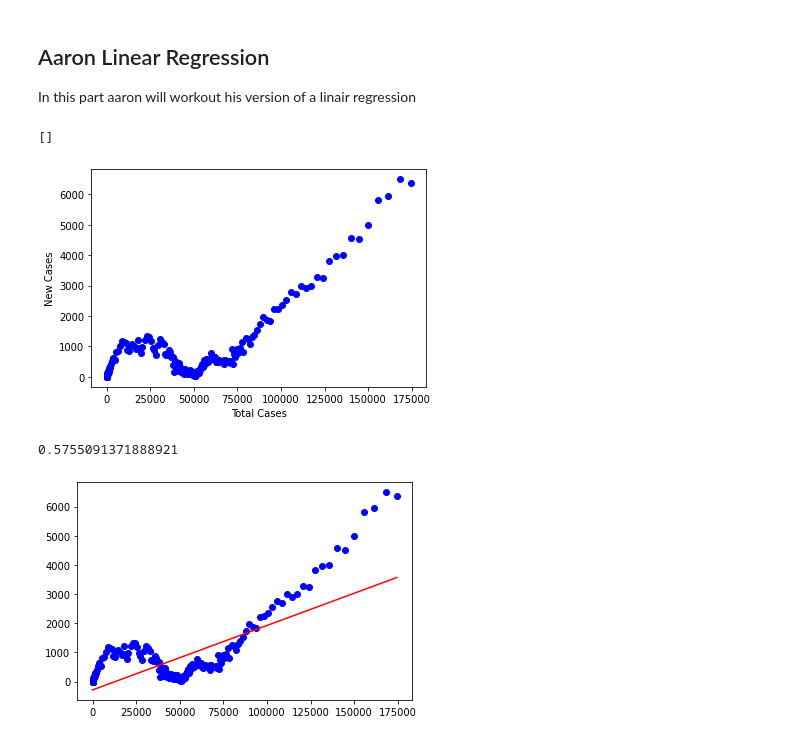
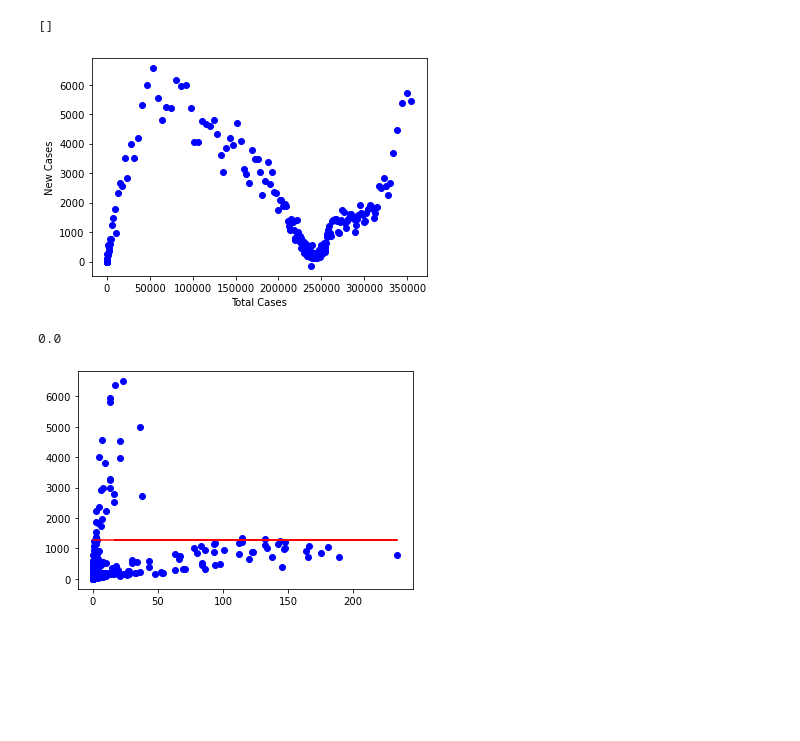
Before and after one commit to Tuaneyo/machine-learning-assignment, a Jupyter notebook: Linear Regression.ipynb, the cells around one changed output. Saved outputs shown, nothing was run; the diff lists cells and outputs as text; code cells hidden in the pictures; blank space fills up the shorter version.

```diff
--- a/Linear Regression.ipynb
+++ b/Linear Regression.ipynb
@@ -52,3 +13,0 @@ plt.plot(list(range(13, 22)), [a * x + b for x in range(13, 22)], color="red")
-# %% [markdown]
-## Aaron Linear Regression
-In this part aaron will workout his version of a linair regression
@@ -65,11 +16,11 @@ from scipy import stats
 df = pd.read_csv("files/Case_PRB.csv")
 df = df.fillna(0)
 
-country_mask = (df['location'] == "Netherlands")
+country_mask = (df['location'] == "Italy")
 df = df[country_mask]
 
-total_cases = df[['total_cases']].fillna(df.median())
-new_cases = df[['new_cases']].fillna(df.median())
+total_cases = df[['total_cases']]
+new_cases = df[['new_cases']]
 # %%
 # Plotting the information
 plt.scatter(total_cases, new_cases, color="blue")
@@ -78,27 +29,27 @@ plt.ylabel('New Cases')
 plt.plot()
 # %% [output]
 []
-[figure, old version]
+[figure, new version]
 # %%
 # Data preprocess stront door python klote
-total_cases = total_cases['total_cases'].to_numpy()
+total_cases = total_cases['total_deaths'].to_numpy()
 new_cases = new_cases['new_cases'].to_numpy()
 
 slope, intercept, r_value, p_value, std_err = stats.linregress(total_cases, new_cases)
 # %%
 # Accuracy of the line
-r_value ** 2
+r_value ** 20000
 # %% [output]
-0.5755091371888921
+0.0
 # %%
 # Prediction
 def predict(x):
   return slope * x + intercept
 
 fitLine = predict(total_cases)
 
-plt.scatter(total_cases, new_cases, color="blue")
+fig = plt.scatter(total_cases, new_cases, color="blue")
 plt.plot(total_cases, fitLine, c='r')
 plt.show()
 # %% [output]
-[figure, old version]
+[figure, new version]
```
Also changed, not shown: parts of 7 cells of this notebook, 4 other files.
